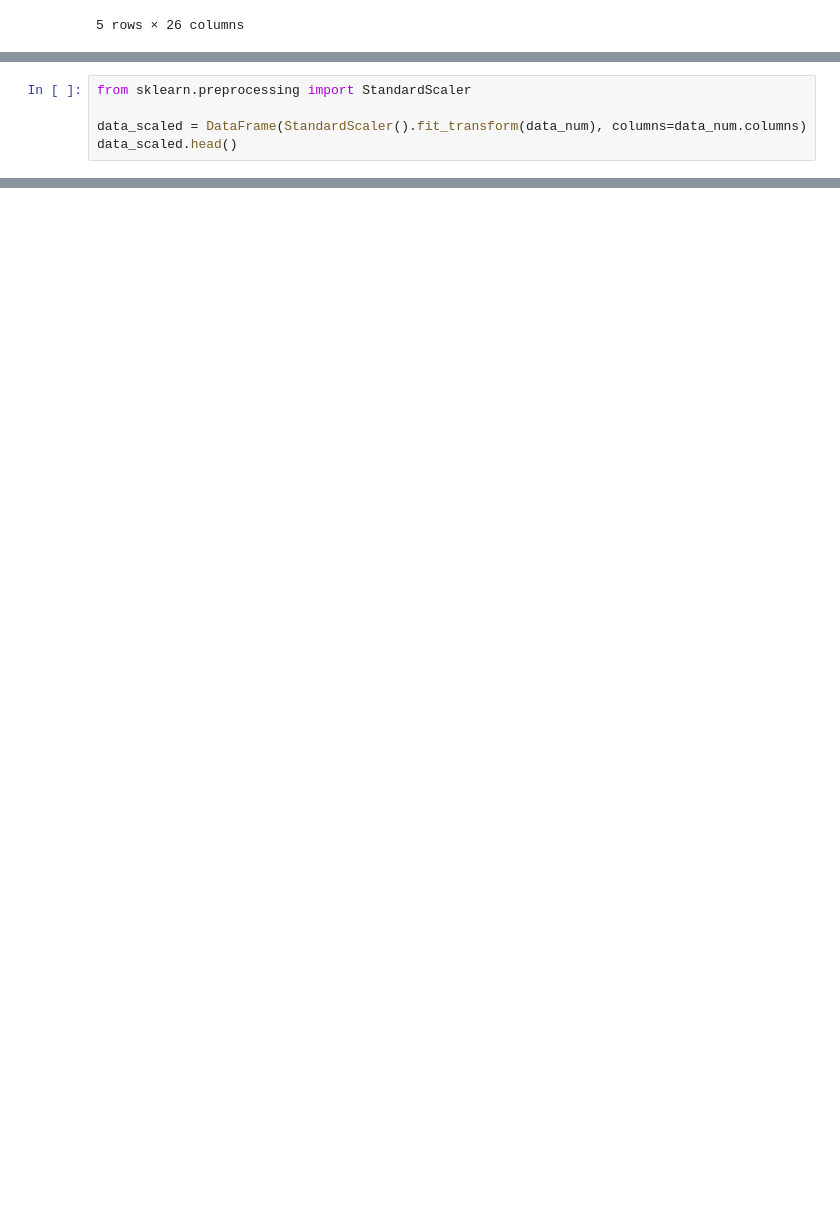
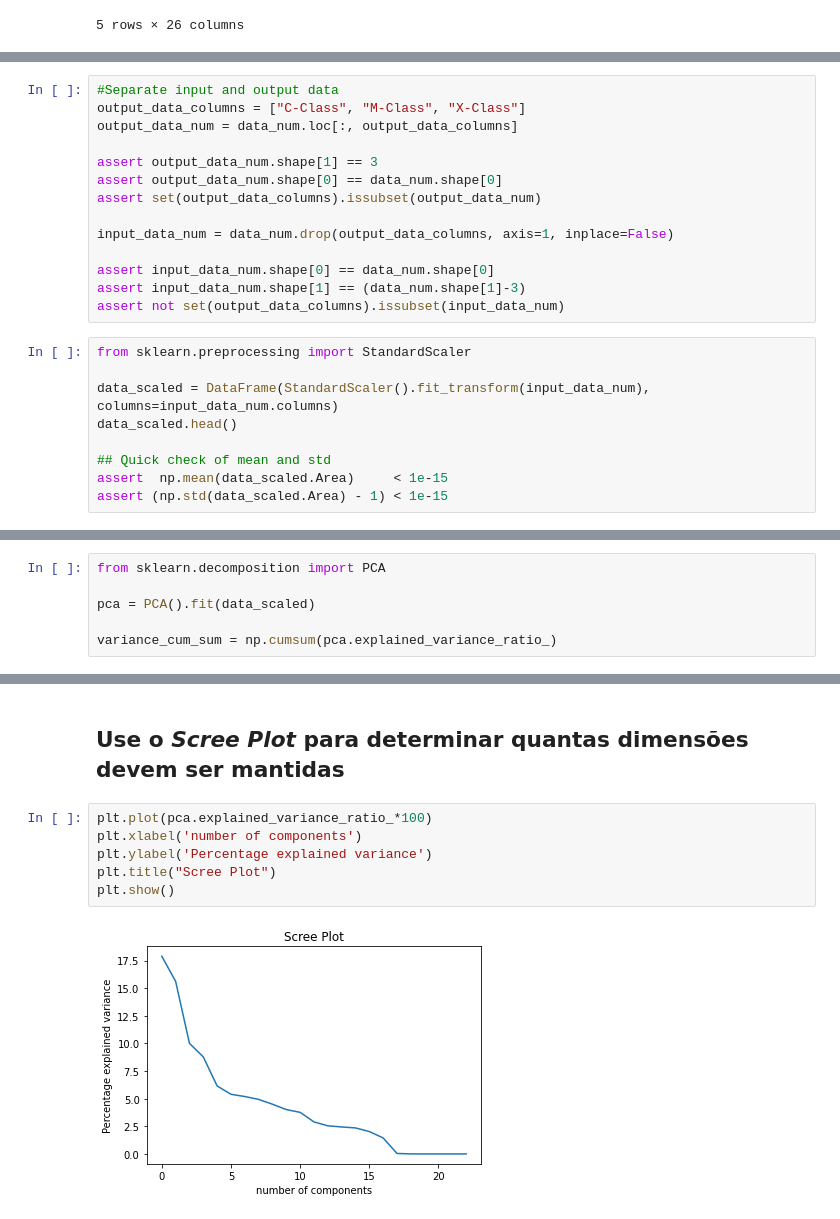
Before and after one commit to JorgeSantos18/MO432, a Jupyter notebook: Tarefa-3.ipynb, the cells around one changed output, grey strips where cells are left out. Saved outputs shown, nothing was run; the diff lists cells and outputs as text; blank space fills up the shorter version.

```diff
--- a/Tarefa-3.ipynb
+++ b/Tarefa-3.ipynb
@@ -69,5 +70,23 @@ data_num.head()
+# %%
+#Separate input and output data
+output_data_columns = ["C-Class", "M-Class", "X-Class"]
+output_data_num = data_num.loc[:, output_data_columns]
+
+assert output_data_num.shape[1] == 3
+assert output_data_num.shape[0] == data_num.shape[0]
+assert set(output_data_columns).issubset(output_data_num)
+
+input_data_num = data_num.drop(output_data_columns, axis=1, inplace=False)
+
+assert input_data_num.shape[0] == data_num.shape[0]
+assert input_data_num.shape[1] == (data_num.shape[1]-3)
+assert not set(output_data_columns).issubset(input_data_num)
 # %%
 from sklearn.preprocessing import StandardScaler
 
-data_scaled = DataFrame(StandardScaler().fit_transform(data_num), columns=data_num.columns)
+data_scaled = DataFrame(StandardScaler().fit_transform(input_data_num), columns=input_data_num.columns)
 data_scaled.head()
+
+## Quick check of mean and std
+assert  np.mean(data_scaled.Area)     < 1e-15
+assert (np.std(data_scaled.Area) - 1) < 1e-15
@@ -81,0 +109,6 @@ data_scaled.head()
+# %%
+from sklearn.decomposition import PCA
+
+pca = PCA().fit(data_scaled)
+
+variance_cum_sum = np.cumsum(pca.explained_variance_ratio_)
@@ -81,0 +134,10 @@ data_scaled.head()
+# %% [markdown]
+## Use o _Scree Plot_ para determinar quantas dimensões devem ser mantidas
+# %%
+plt.plot(pca.explained_variance_ratio_*100)
+plt.xlabel('number of components')
+plt.ylabel('Percentage explained variance')
+plt.title("Scree Plot")
+plt.show()
+# %% [output]
+[figure, added]
```
Also changed, not shown: parts of 12 cells of this notebook.
